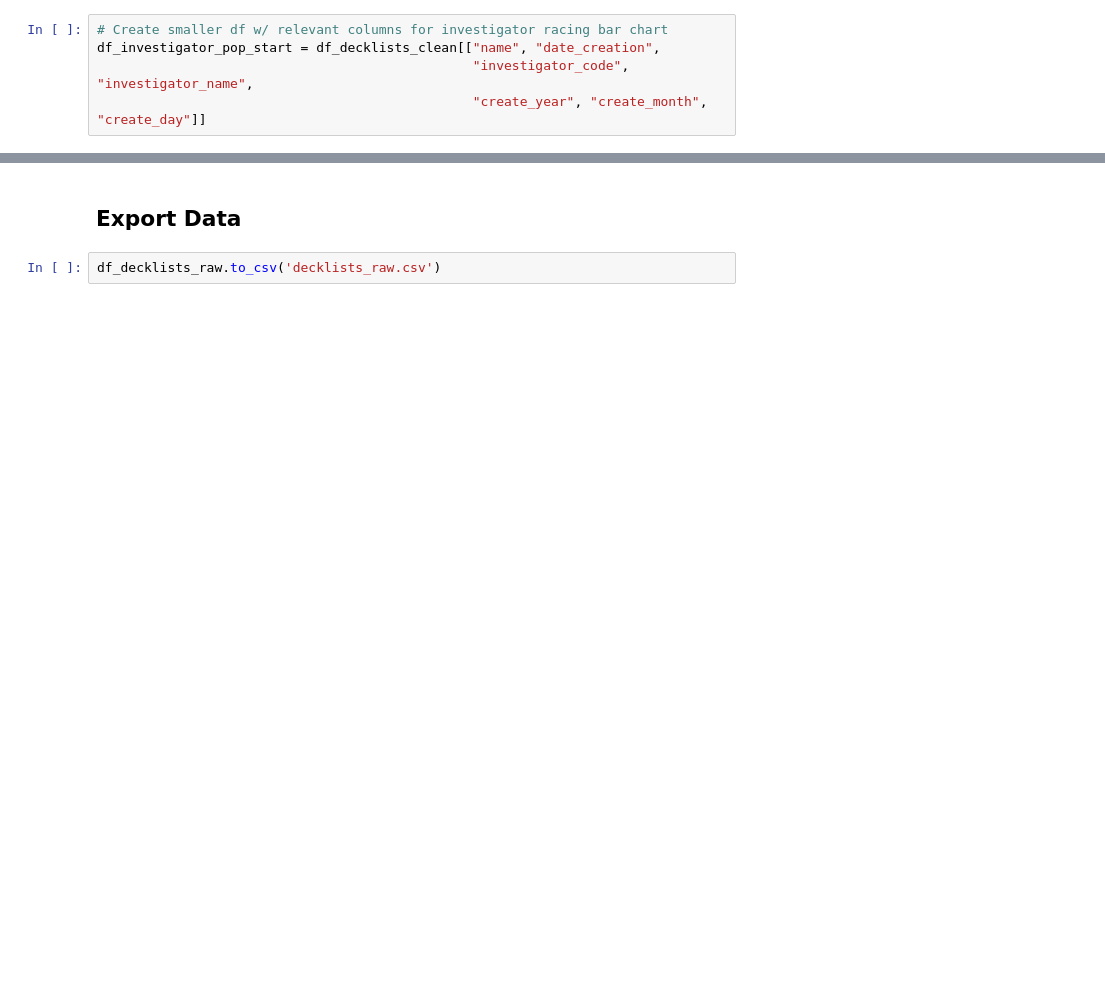
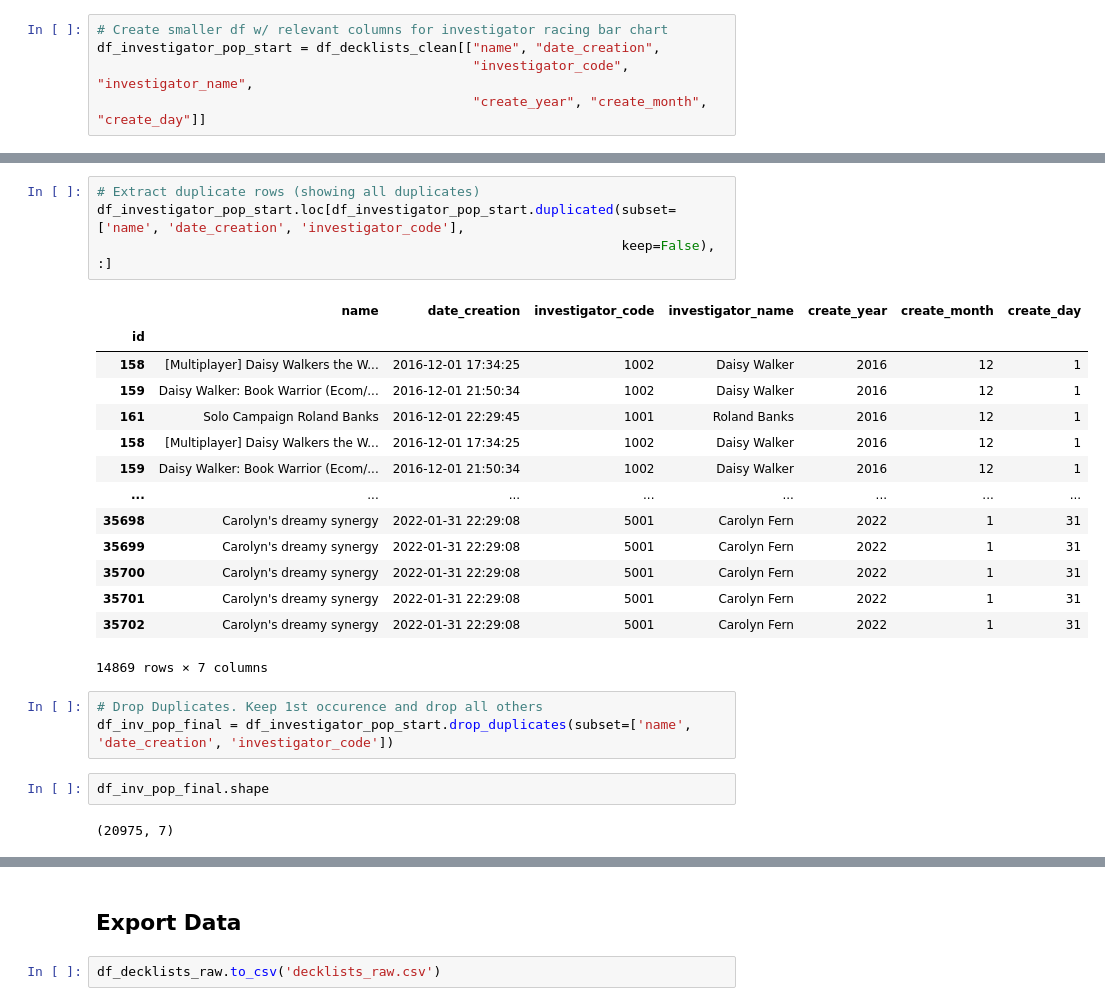
Before and after one commit to SSimon16/arkhamdb-data, a Jupyter notebook: decklist_data.ipynb, the cells around one changed output, grey strips where cells are left out. Drawn from its saved outputs; the diff is of its cells as text; blank space fills up the shorter version.

```diff
--- a/decklist_data.ipynb
+++ b/decklist_data.ipynb
@@ -253,0 +292,26 @@ df_investigator_pop_start.tail()
+# %%
+# Extract duplicate rows (showing all duplicates)
+df_investigator_pop_start.loc[df_investigator_pop_start.duplicated(subset=['name', 'date_creation', 'investigator_code'],
+                                                                   keep=False), :]
+# %% [output]
+|  | name | date_creation | investigator_code | investigator_name | create_year | create_month | create_day |
+| id |  |  |  |  |  |  |  |
+| 158 | [Multiplayer] Daisy Walkers the W... | 2016-12-01 17:34:25 | 1002 | Daisy Walker | 2016 | 12 | 1 |
+| 159 | Daisy Walker: Book Warrior (Ecom/... | 2016-12-01 21:50:34 | 1002 | Daisy Walker | 2016 | 12 | 1 |
+| 161 | Solo Campaign Roland Banks | 2016-12-01 22:29:45 | 1001 | Roland Banks | 2016 | 12 | 1 |
+| 158 | [Multiplayer] Daisy Walkers the W... | 2016-12-01 17:34:25 | 1002 | Daisy Walker | 2016 | 12 | 1 |
+| 159 | Daisy Walker: Book Warrior (Ecom/... | 2016-12-01 21:50:34 | 1002 | Daisy Walker | 2016 | 12 | 1 |
+| ... | ... | ... | ... | ... | ... | ... | ... |
+| 35698 | Carolyn's dreamy synergy | 2022-01-31 22:29:08 | 5001 | Carolyn Fern | 2022 | 1 | 31 |
+| 35699 | Carolyn's dreamy synergy | 2022-01-31 22:29:08 | 5001 | Carolyn Fern | 2022 | 1 | 31 |
+| 35700 | Carolyn's dreamy synergy | 2022-01-31 22:29:08 | 5001 | Carolyn Fern | 2022 | 1 | 31 |
+| 35701 | Carolyn's dreamy synergy | 2022-01-31 22:29:08 | 5001 | Carolyn Fern | 2022 | 1 | 31 |
+| 35702 | Carolyn's dreamy synergy | 2022-01-31 22:29:08 | 5001 | Carolyn Fern | 2022 | 1 | 31 |
+14869 rows × 7 columns
+# %%
+# Drop Duplicates. Keep 1st occurence and drop all others
+df_inv_pop_final = df_investigator_pop_start.drop_duplicates(subset=['name', 'date_creation', 'investigator_code'])
+# %%
+df_inv_pop_final.shape
+# %% [output]
+(20975, 7)
```
Also changed, not shown: parts of 14 cells of this notebook, 3 other files.
